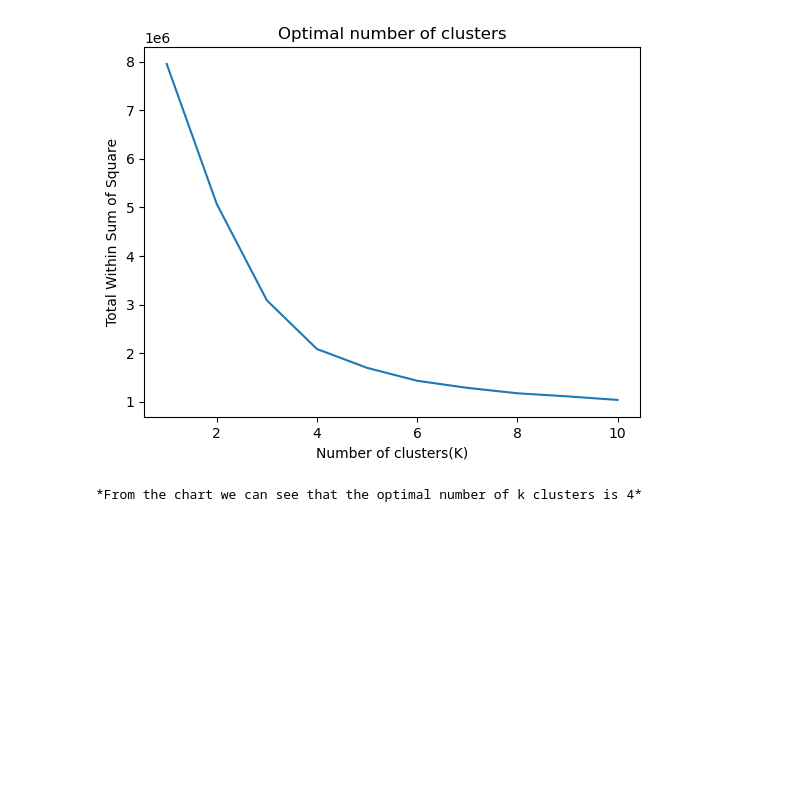
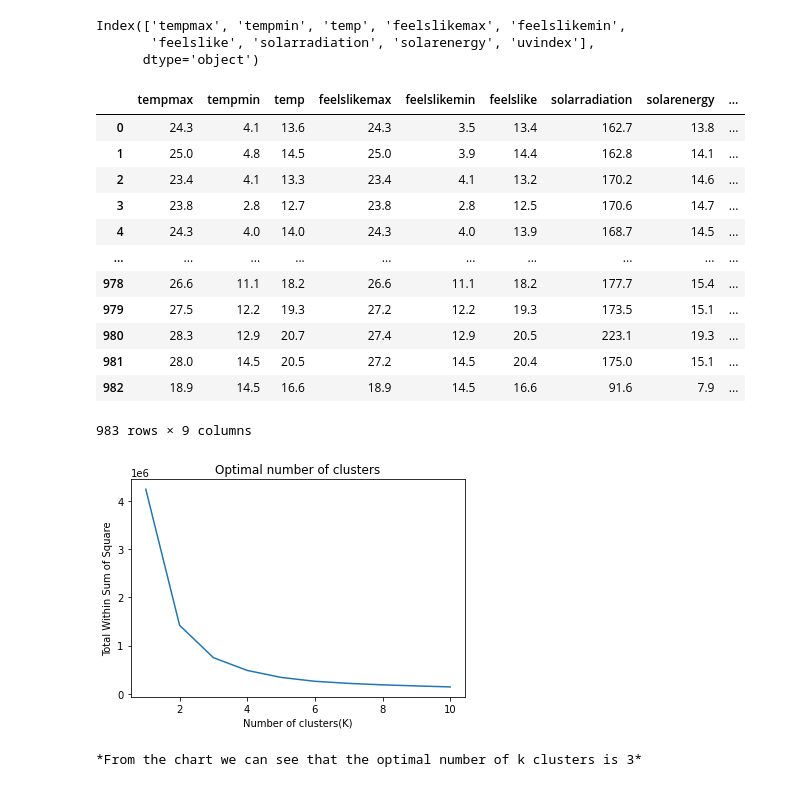
Before and after one commit to The-DigitalAcademy/SmartEnergyForecast-SEF-, a Jupyter notebook: Python/PCA_clustering.ipynb, the cells around one changed output. Saved outputs shown, nothing was run; the diff lists cells and outputs as text; code cells hidden in the pictures; blank space fills up the shorter version.

```diff
--- a/Python/PCA_clustering.ipynb
+++ b/Python/PCA_clustering.ipynb
@@ -93,5 +91,7 @@ dtype: int64
 # %%
 df['windgust'].fillna(df['windgust'].mean(), inplace=True)
 df['sealevelpressure'].fillna(df['sealevelpressure'].mean(), inplace=True)
+df=df.drop(columns=['preciptype', 'severerisk'], axis=1)
+
 df.isnull().sum()
 # %% [output]
@@ -135,3 +133,0 @@ df.columns,df.shape
-# %%
-#dropping columns with 0.60 correlation with other columns
-df=df.drop(columns=['Unnamed: 0','sealevelpressure','precipcover','precip','moonphase','visibility','winddir','cluster'],axis=1)
@@ -152,6 +137,0 @@ df.shape
-# %%
-rows_before = df.shape[0]
-df = df.dropna()
-rows_after = df.shape[0]
-
-rows_before - rows_after
@@ -194,24 +195,52 @@ df_numeric.shape
+# %%
+#Selecting features with high covariancce
+X.columns[fit.get_support(indices=True)].tolist()
+cor = df.corr()
+cor_target = abs(cor["tempmax"])
+relevant_features = cor_target[cor_target > 0.6]
+relevant_features.index
+# %% [output]
+Index(['tempmax', 'tempmin', 'temp', 'feelslikemax', 'feelslikemin',
+       'feelslike', 'solarradiation', 'solarenergy', 'uvindex'],
+      dtype='object')
+# %%
+df_features = df[['tempmax','tempmin', 'temp', 'feelslikemax', 'feelslikemin','feelslike', 'solarradiation', 'solarenergy', 'uvindex']]
+df_features
+# %% [output]
+|  | tempmax | tempmin | temp | feelslikemax | feelslikemin | feelslike | solarradiation | solarenergy | ... |
+| 0 | 24.3 | 4.1 | 13.6 | 24.3 | 3.5 | 13.4 | 162.7 | 13.8 | ... |
+| 1 | 25.0 | 4.8 | 14.5 | 25.0 | 3.9 | 14.4 | 162.8 | 14.1 | ... |
+| 2 | 23.4 | 4.1 | 13.3 | 23.4 | 4.1 | 13.2 | 170.2 | 14.6 | ... |
+| 3 | 23.8 | 2.8 | 12.7 | 23.8 | 2.8 | 12.5 | 170.6 | 14.7 | ... |
+| 4 | 24.3 | 4.0 | 14.0 | 24.3 | 4.0 | 13.9 | 168.7 | 14.5 | ... |
+| ... | ... | ... | ... | ... | ... | ... | ... | ... | ... |
+| 978 | 26.6 | 11.1 | 18.2 | 26.6 | 11.1 | 18.2 | 177.7 | 15.4 | ... |
+| 979 | 27.5 | 12.2 | 19.3 | 27.2 | 12.2 | 19.3 | 173.5 | 15.1 | ... |
+| 980 | 28.3 | 12.9 | 20.7 | 27.4 | 12.9 | 20.5 | 223.1 | 19.3 | ... |
+| 981 | 28.0 | 14.5 | 20.5 | 27.2 | 14.5 | 20.4 | 175.0 | 15.1 | ... |
+| 982 | 18.9 | 14.5 | 16.6 | 18.9 | 14.5 | 16.6 | 91.6 | 7.9 | ... |
+983 rows × 9 columns
 # %%
 #finding the number of clusters using the Elbow method
 
 import warnings
 warnings.filterwarnings('ignore')
 
 WSS=[]
 clusters=range(1,11)
 
 for cluster in clusters:
     kmeans=KMeans(n_clusters=cluster, random_state=None)
-    kmeans=kmeans.fit(df_numeric)
+    kmeans=kmeans.fit(df_features)
     WSS.append(kmeans.inertia_)
 
 plt.plot(clusters,WSS)
 plt.xlabel("Number of clusters(K)")
 plt.ylabel("Total Within Sum of Square")
 plt.title("Optimal number of clusters")
 plt.show()
 
-print("*From the chart we can see that the optimal number of k clusters is 4*")
+print("*From the chart we can see that the optimal number of k clusters is 3*")
 # %% [output]
-[figure, old version]
+[figure, new version]
-*From the chart we can see that the optimal number of k clusters is 4*
+*From the chart we can see that the optimal number of k clusters is 3*
```
Also changed, not shown: parts of 26 cells of this notebook.
